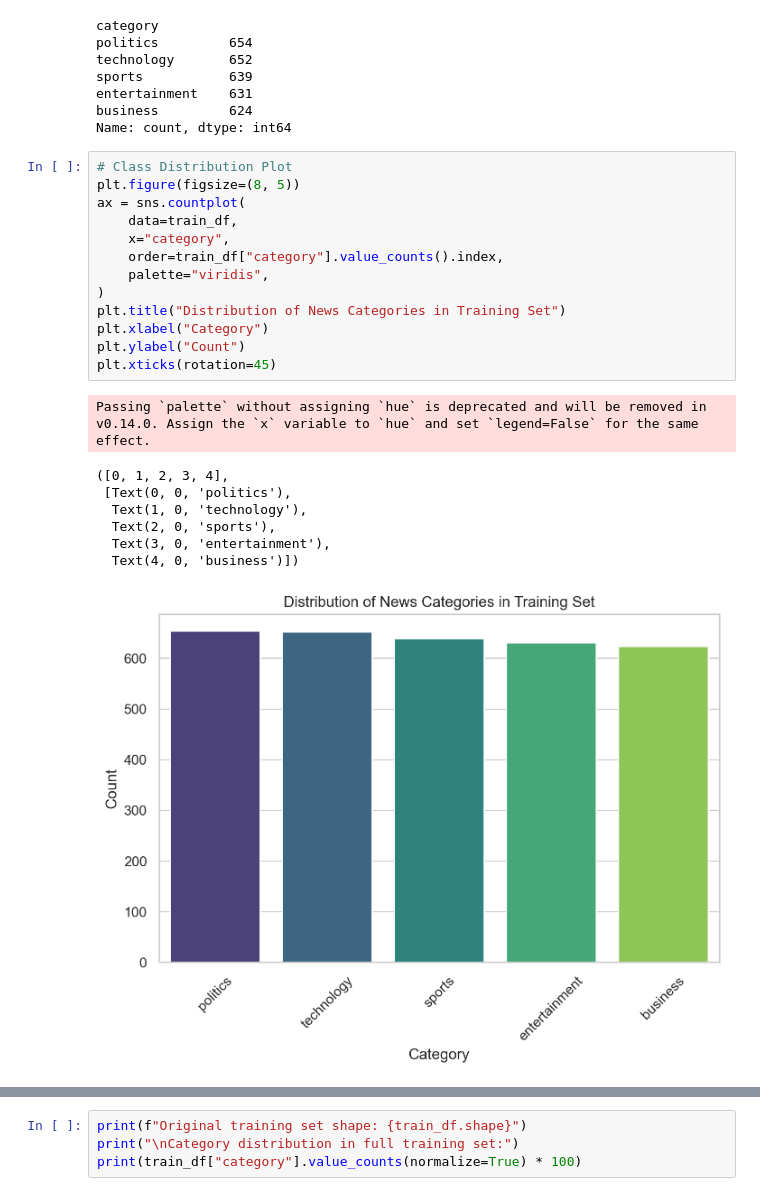
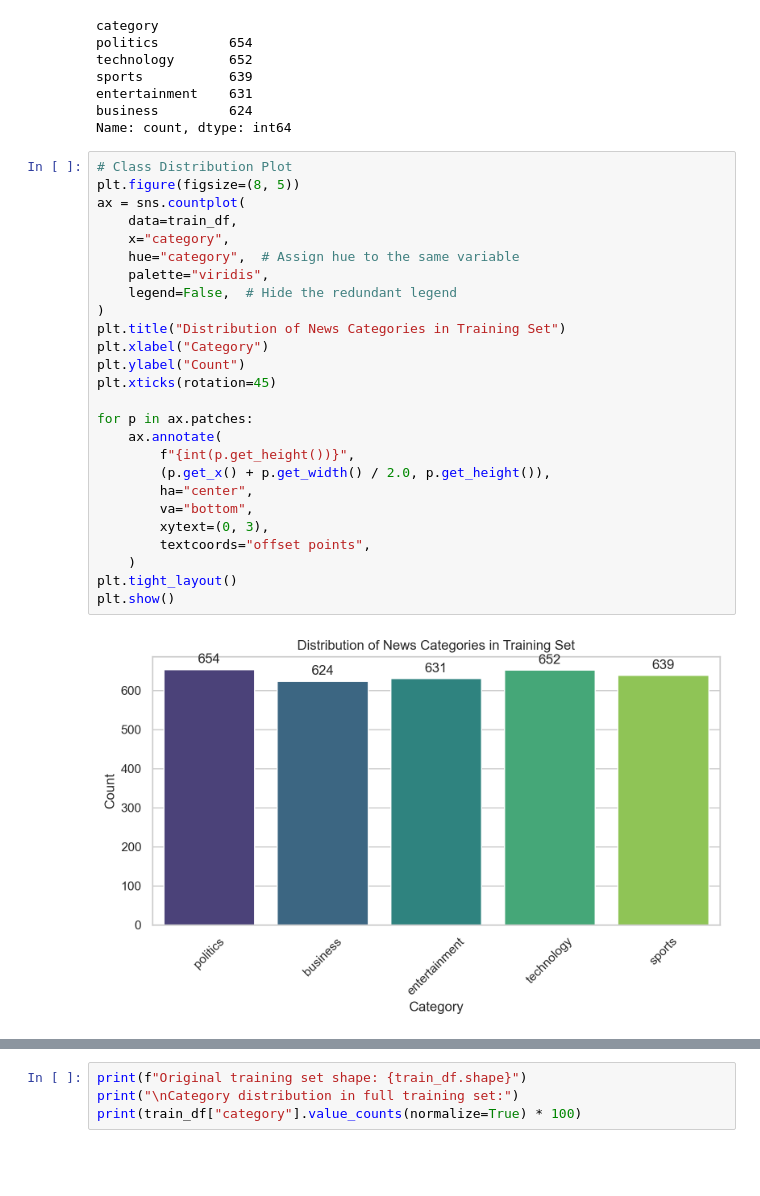
Before and after one commit to francescachn/Text-mining-project, a Jupyter notebook: project.ipynb, the cells around one changed output, grey strips where cells are left out. Saved outputs shown, nothing was run; the diff lists cells and outputs as text; blank space fills up the shorter version.

```diff
--- a/project.ipynb
+++ b/project.ipynb
@@ -84,22 +86,28 @@ Name: count, dtype: int64
 # %%
 # Class Distribution Plot
 plt.figure(figsize=(8, 5))
 ax = sns.countplot(
     data=train_df,
     x="category",
-    order=train_df["category"].value_counts().index,
+    hue="category",  # Assign hue to the same variable
     palette="viridis",
+    legend=False,  # Hide the redundant legend
 )
 plt.title("Distribution of News Categories in Training Set")
 plt.xlabel("Category")
 plt.ylabel("Count")
 plt.xticks(rotation=45)
+
+for p in ax.patches:
+    ax.annotate(
+        f"{int(p.get_height())}",
+        (p.get_x() + p.get_width() / 2.0, p.get_height()),
+        ha="center",
+        va="bottom",
+        xytext=(0, 3),
+        textcoords="offset points",
+    )
+plt.tight_layout()
+plt.show()
 # %% [output]
-Passing `palette` without assigning `hue` is deprecated and will be removed in v0.14.0. Assign the `x` variable to `hue` and set `legend=False` for the same effect.
-([0, 1, 2, 3, 4],
- [Text(0, 0, 'politics'),
-  Text(1, 0, 'technology'),
-  Text(2, 0, 'sports'),
-  Text(3, 0, 'entertainment'),
-  Text(4, 0, 'business')])
-[figure, old version]
+[figure, new version]
```
Also changed, not shown: parts of 10 cells of this notebook.
